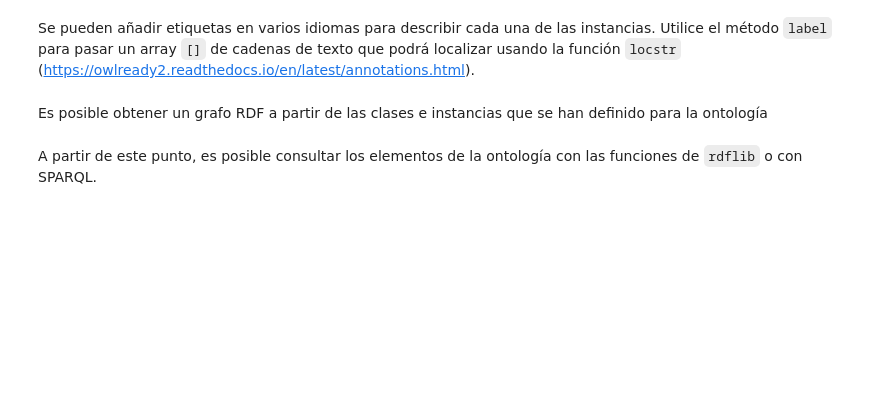
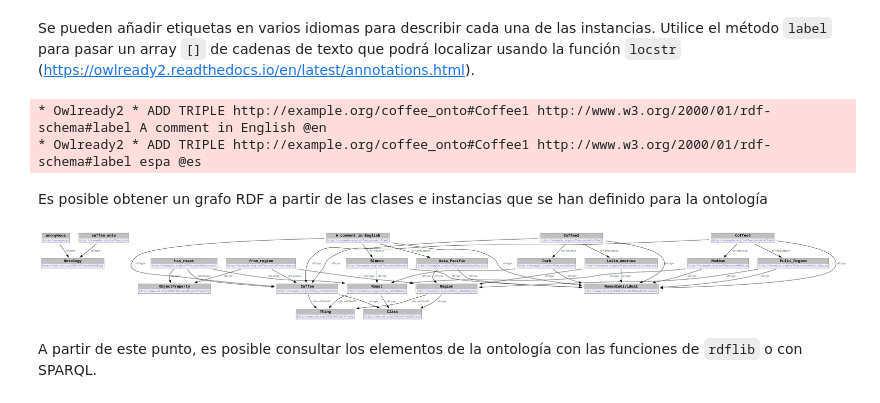
Before and after one commit to pfreezv/UOC, a Jupyter notebook: Tipología y fuentes de datos/pec3/Entrega/TyFdD_PEC3_2021(1).ipynb, the cells around one changed output. Drawn from its saved outputs; the diff is of its cells as text; code cells hidden in the pictures; blank space fills up the shorter version.

```diff
--- a/Tipología y fuentes de datos/pec3/Entrega/TyFdD_PEC3_2021(1).ipynb
+++ b/Tipología y fuentes de datos/pec3/Entrega/TyFdD_PEC3_2021(1).ipynb
@@ -609,8 +626,17 @@ Se pueden añadir etiquetas en varios idiomas para describir cada una de las ins
+# %%
+# TODO
+coffee1.label=[ locstr("espa", lang = "es"),locstr("A comment in English", lang = "en") ]
+# %% [output]
+* Owlready2 * ADD TRIPLE http://example.org/coffee_onto#Coffee1 http://www.w3.org/2000/01/rdf-schema#label A comment in English @en
+* Owlready2 * ADD TRIPLE http://example.org/coffee_onto#Coffee1 http://www.w3.org/2000/01/rdf-schema#label espa @es
 # %% [markdown]
 Es posible obtener un grafo RDF a partir de las clases e instancias que se han definido para la ontología
 # %%
 graph = default_world.as_rdflib_graph()
 len(graph)
+visualize(graph)
+# %% [output]
+[figure, added]
 # %% [markdown]
 A partir de este punto, es posible consultar los elementos de la ontología con las funciones de `rdflib` o con SPARQL.
 # %%
```
Also changed, not shown: parts of 22 cells of this notebook.
